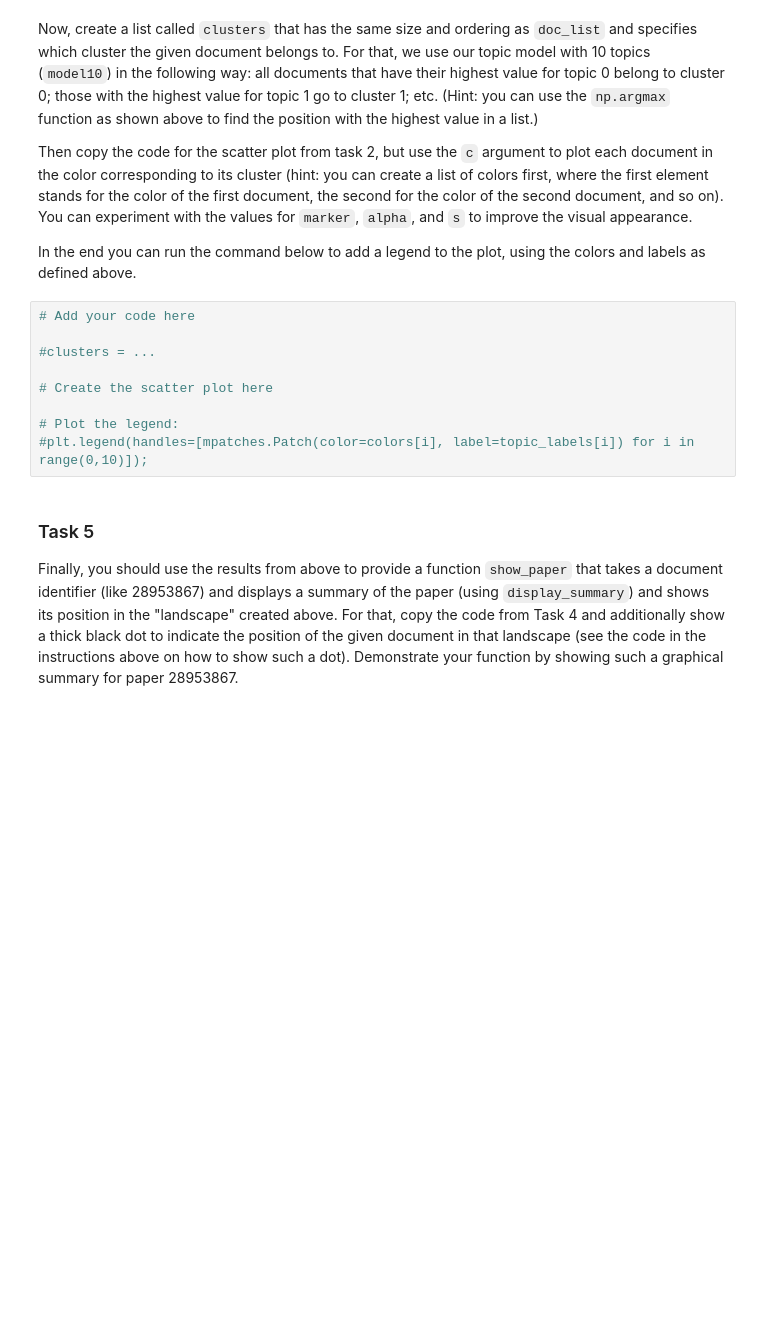
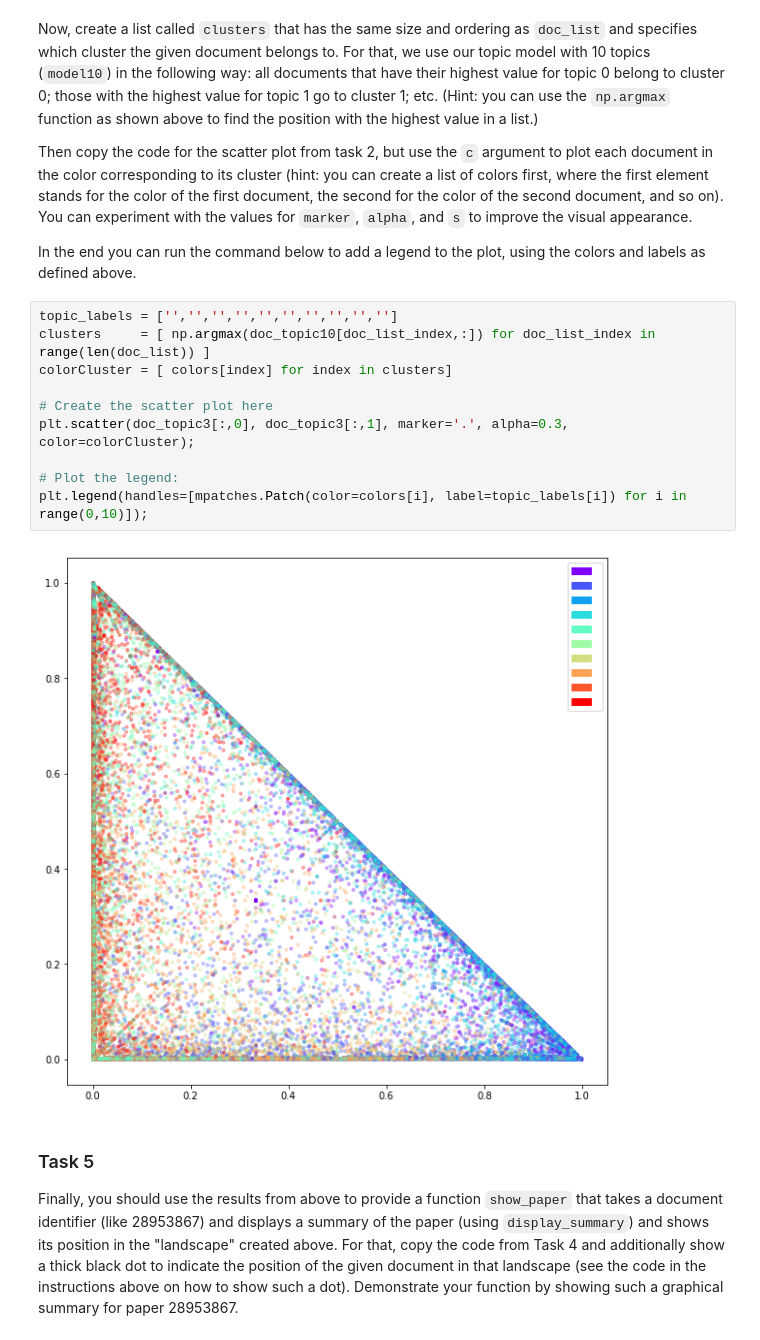
Before and after one commit to iMylene/IR2018, a Jupyter notebook: 06_clustering.ipynb, the cells around one changed output. Saved outputs shown, nothing was run; the diff lists cells and outputs as text; blank space fills up the shorter version.

```diff
--- a/06_clustering.ipynb
+++ b/06_clustering.ipynb
@@ -325,14 +356,17 @@ Then copy the code for the scatter plot from task 2, but use the `c` argument to
 
 In the end you can run the command below to add a legend to the plot, using the colors and labels as defined above.
 # %%
-# Add your code here
-
-#clusters = ...
+topic_labels = ['','','','','','','','','','']
+clusters     = [ np.argmax(doc_topic10[doc_list_index,:]) for doc_list_index in range(len(doc_list)) ]
+colorCluster = [ colors[index] for index in clusters]
 
 # Create the scatter plot here
+plt.scatter(doc_topic3[:,0], doc_topic3[:,1], marker='.', alpha=0.3, color=colorCluster);
 
 # Plot the legend:
-#plt.legend(handles=[mpatches.Patch(color=colors[i], label=topic_labels[i]) for i in range(0,10)]);
+plt.legend(handles=[mpatches.Patch(color=colors[i], label=topic_labels[i]) for i in range(0,10)]);
+# %% [output]
+[figure, added]
 # %% [markdown]
 ### Task 5
 
```
Also changed, not shown: parts of 7 cells of this notebook.
